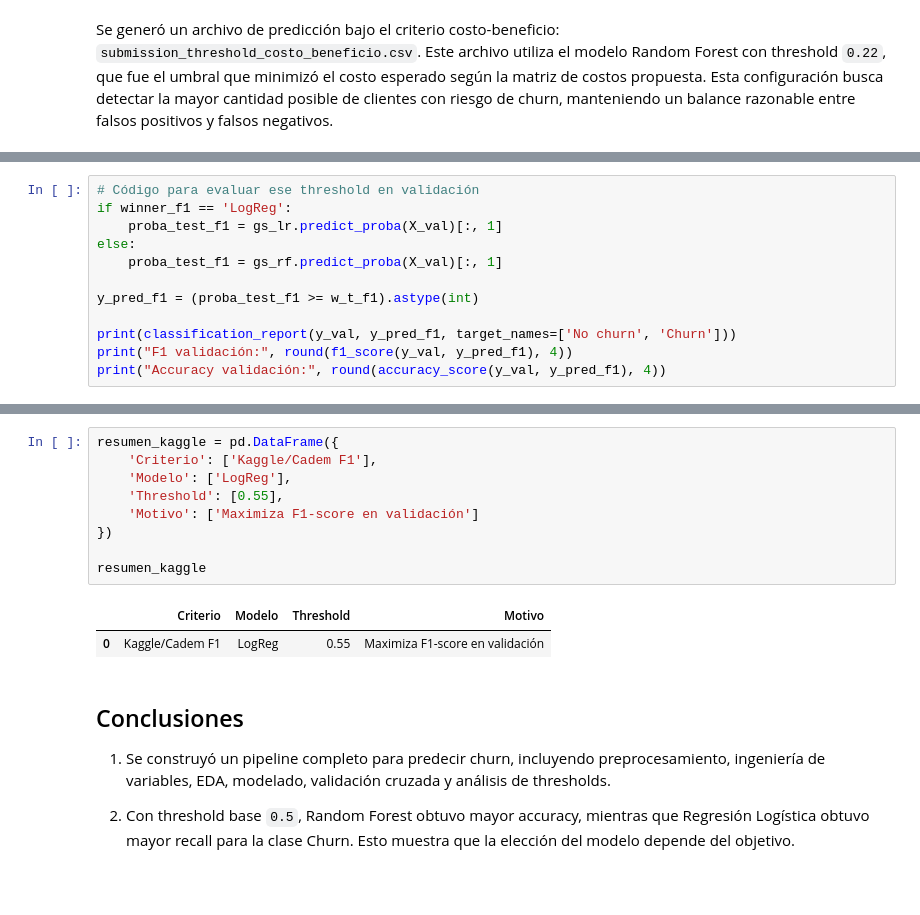
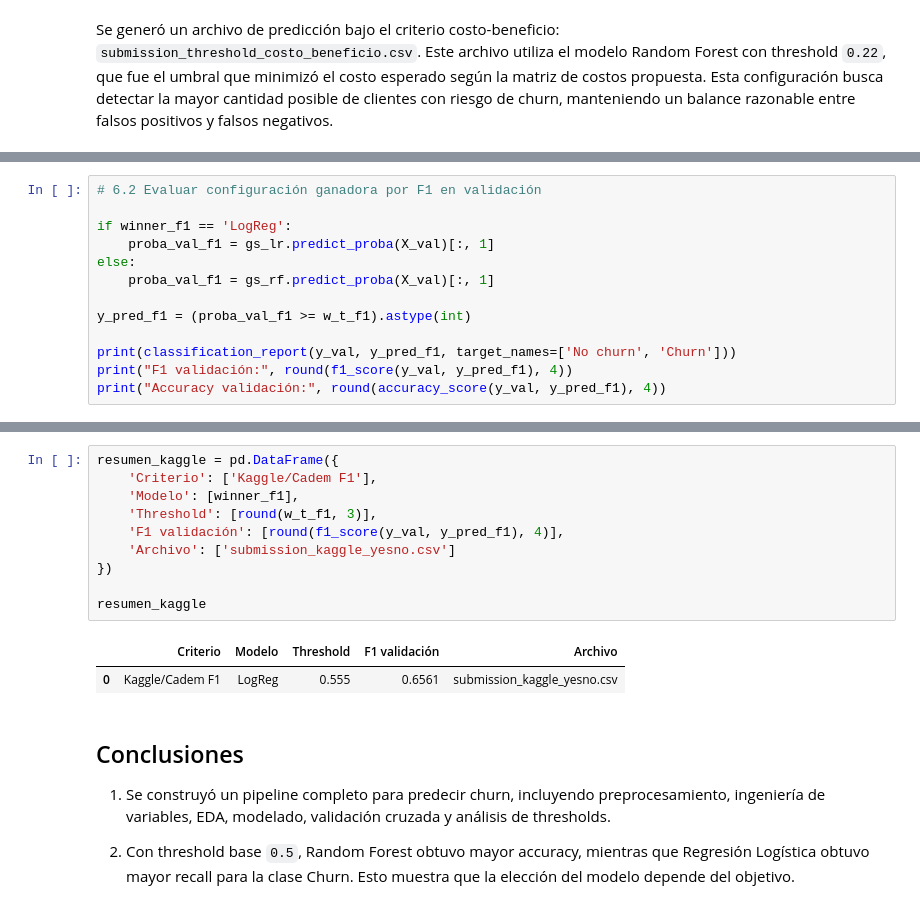
Before and after one commit to joelm2405/ml-telco-churn-grupo10, a Jupyter notebook: notebooks/Proyecto_ML_Churn.ipynb, the cells around one changed output, grey strips where cells are left out. Cells and saved outputs as stored; diff of their text form.

```diff
--- a/notebooks/Proyecto_ML_Churn.ipynb
+++ b/notebooks/Proyecto_ML_Churn.ipynb
@@ -748,11 +785,12 @@ RForest: t_f1=0.46 → F1 val=0.6392
 # %%
-# Código para evaluar ese threshold en validación
+# 6.2 Evaluar configuración ganadora por F1 en validación
+
 if winner_f1 == 'LogReg':
-    proba_test_f1 = gs_lr.predict_proba(X_val)[:, 1]
+    proba_val_f1 = gs_lr.predict_proba(X_val)[:, 1]
 else:
-    proba_test_f1 = gs_rf.predict_proba(X_val)[:, 1]
+    proba_val_f1 = gs_rf.predict_proba(X_val)[:, 1]
 
-y_pred_f1 = (proba_test_f1 >= w_t_f1).astype(int)
+y_pred_f1 = (proba_val_f1 >= w_t_f1).astype(int)
 
 print(classification_report(y_val, y_pred_f1, target_names=['No churn', 'Churn']))
 print("F1 validación:", round(f1_score(y_val, y_pred_f1), 4))
@@ -852,15 +977,16 @@ Archivo guardado: submission_kaggle_f1.csv
 # %%
 resumen_kaggle = pd.DataFrame({
     'Criterio': ['Kaggle/Cadem F1'],
-    'Modelo': ['LogReg'],
-    'Threshold': [0.55],
-    'Motivo': ['Maximiza F1-score en validación']
+    'Modelo': [winner_f1],
+    'Threshold': [round(w_t_f1, 3)],
+    'F1 validación': [round(f1_score(y_val, y_pred_f1), 4)],
+    'Archivo': ['submission_kaggle_yesno.csv']
 })
 
 resumen_kaggle
 # %% [output]
-|  | Criterio | Modelo | Threshold | Motivo |
-| 0 | Kaggle/Cadem F1 | LogReg | 0.55 | Maximiza F1-score en validación |
+|  | Criterio | Modelo | Threshold | F1 validación | Archivo |
+| 0 | Kaggle/Cadem F1 | LogReg | 0.555 | 0.6561 | submission_kaggle_yesno.csv |
 # %% [markdown]
 ## Conclusiones
 
```
Also changed, not shown: parts of 9 cells of this notebook, 2 other files.
